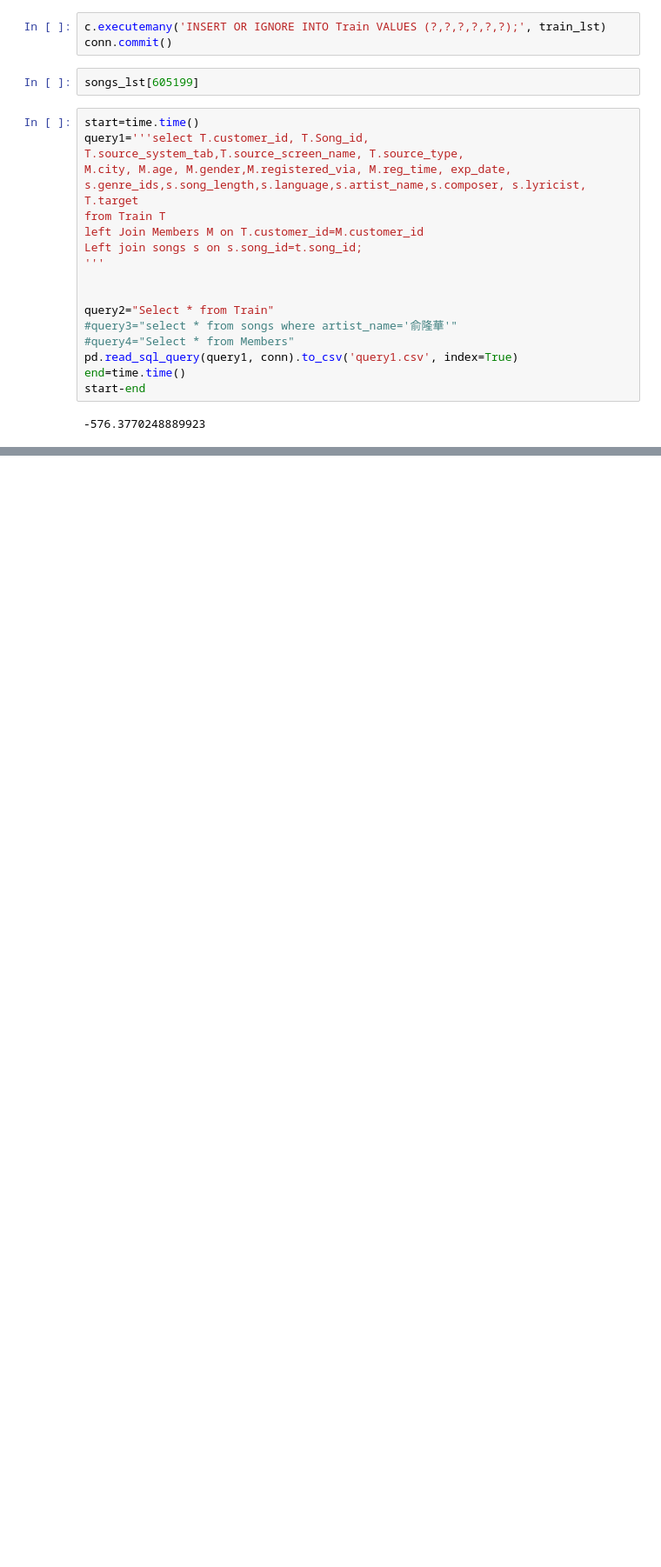
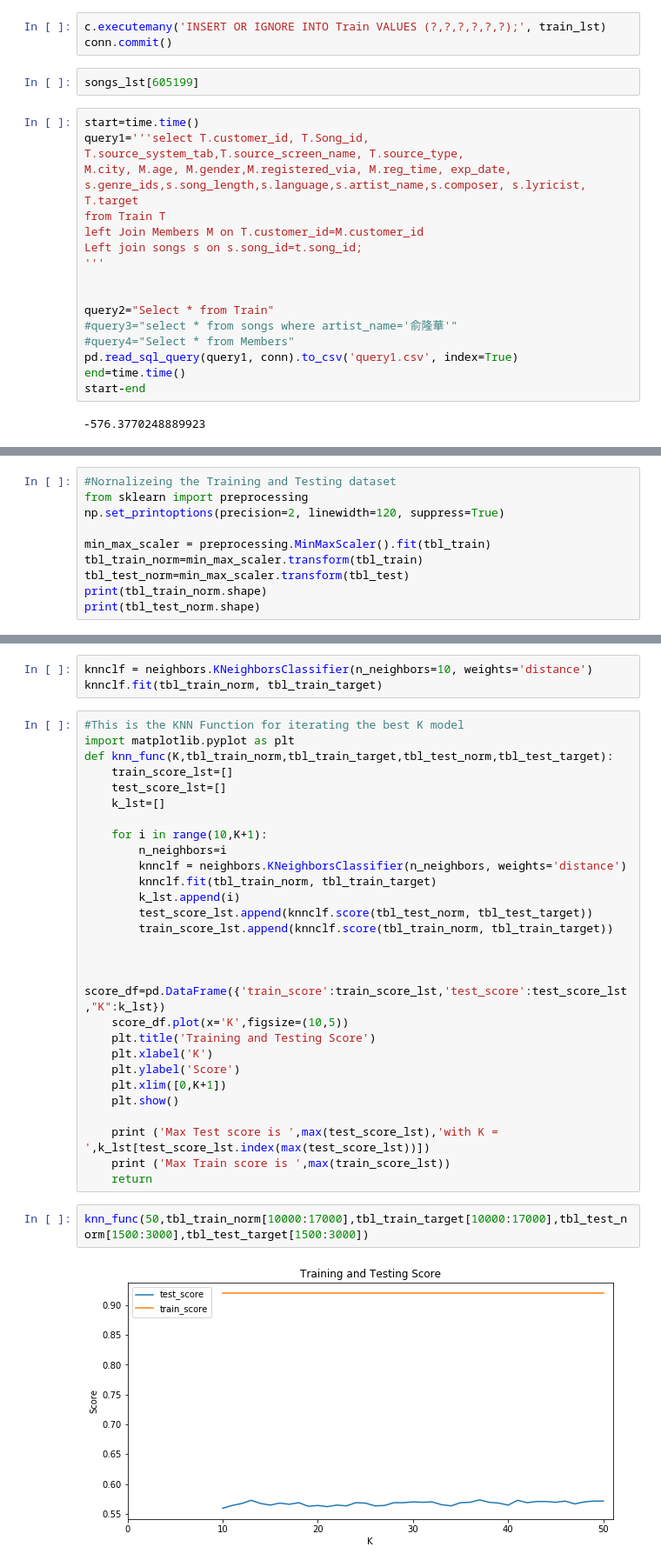
Before and after one commit to kyloop/CSC_478_Programming_Machine_Learning, a Jupyter notebook: CSC478_Project.ipynb, the cells around one changed output, grey strips where cells are left out. Shown at 87% size. Saved outputs shown, nothing was run; the diff lists cells and outputs as text; blank space fills up the shorter version.

```diff
--- a/CSC478_Project.ipynb
+++ b/CSC478_Project.ipynb
@@ -360,0 +479,10 @@ set(tbl.language)
+# %%
+#Nornalizeing the Training and Testing dataset
+from sklearn import preprocessing
+np.set_printoptions(precision=2, linewidth=120, suppress=True)
+
+min_max_scaler = preprocessing.MinMaxScaler().fit(tbl_train)
+tbl_train_norm=min_max_scaler.transform(tbl_train)
+tbl_test_norm=min_max_scaler.transform(tbl_test)
+print(tbl_train_norm.shape)
+print(tbl_test_norm.shape)
@@ -360,0 +530,35 @@ set(tbl.language)
+# %%
+knnclf = neighbors.KNeighborsClassifier(n_neighbors=10, weights='distance')
+knnclf.fit(tbl_train_norm, tbl_train_target)
+# %%
+#This is the KNN Function for iterating the best K model
+import matplotlib.pyplot as plt
+def knn_func(K,tbl_train_norm,tbl_train_target,tbl_test_norm,tbl_test_target):
+    train_score_lst=[]
+    test_score_lst=[]
+    k_lst=[]
+
+    for i in range(10,K+1):
+        n_neighbors=i
+        knnclf = neighbors.KNeighborsClassifier(n_neighbors, weights='distance')
+        knnclf.fit(tbl_train_norm, tbl_train_target)
+        k_lst.append(i)
+        test_score_lst.append(knnclf.score(tbl_test_norm, tbl_test_target))
+        train_score_lst.append(knnclf.score(tbl_train_norm, tbl_train_target))
+
+
+    score_df=pd.DataFrame({'train_score':train_score_lst,'test_score':test_score_lst,"K":k_lst})
+    score_df.plot(x='K',figsize=(10,5))
+    plt.title('Training and Testing Score')
+    plt.xlabel('K')
+    plt.ylabel('Score')
+    plt.xlim([0,K+1])
+    plt.show()
+
+    print ('Max Test score is ',max(test_score_lst),'with K = ',k_lst[test_score_lst.index(max(test_score_lst))])
+    print ('Max Train score is ',max(train_score_lst))
+    return
+# %%
+knn_func(50,tbl_train_norm[10000:17000],tbl_train_target[10000:17000],tbl_test_norm[1500:3000],tbl_test_target[1500:3000])
+# %% [output]
+[figure, added]
```
Also changed, not shown: parts of 75 cells of this notebook.
